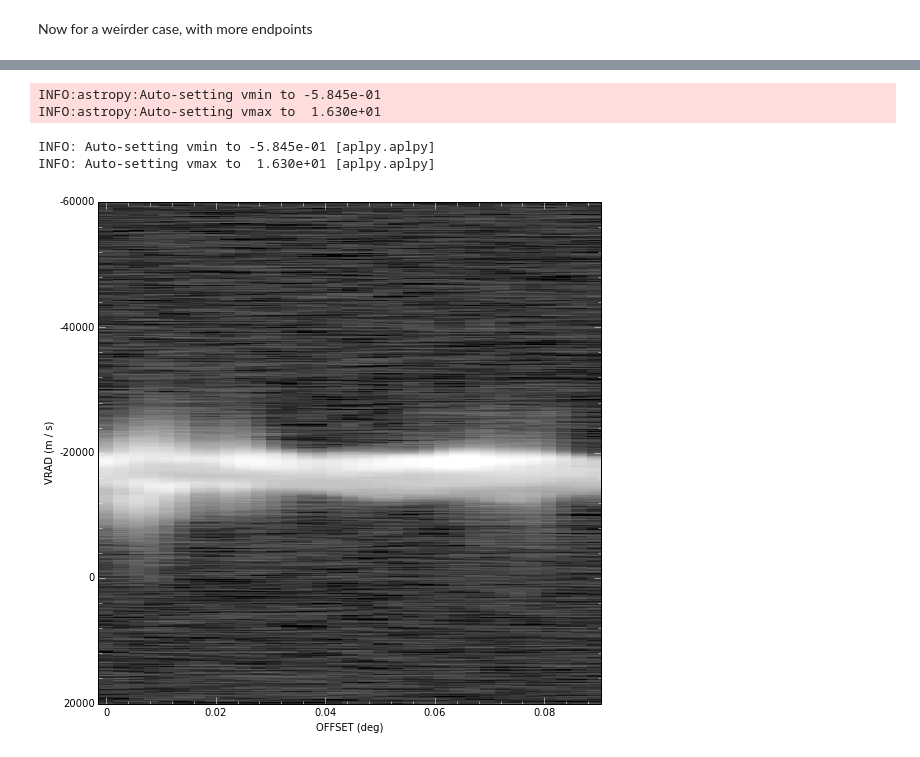
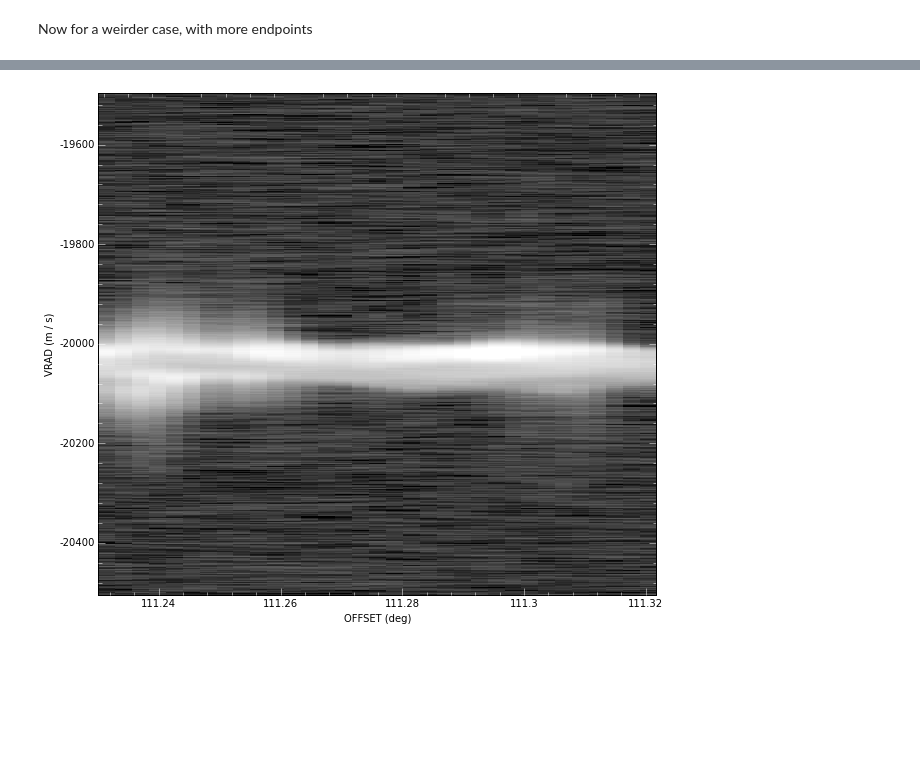
Before and after one commit to radio-astro-tools/pvextractor, a Jupyter notebook: examples/IRAS05358Slicing.ipynb, the cells around one changed output, grey strips where cells are left out. Drawn from its saved outputs; the diff is of its cells as text; code cells hidden in the pictures; blank space fills up the shorter version.

```diff
--- a/examples/IRAS05358Slicing.ipynb
+++ b/examples/IRAS05358Slicing.ipynb
@@ -116,17 +78,13 @@ INFO: Auto-setting vmax to  1.630e+01 [aplpy.aplpy]
 # %%
 # Second, we use a pvextractor utility WCSPath, which creates a Path object from the WCS
 # Start with an array of coordinates:
 ep_wcs = coordinates.ICRS([84.806102,84.8061045,84.782138,84.78214175,84.82321362]*u.deg,
                           [35.75444401,  35.77388845, 35.77388811, 35.75444367, 35.74610801]*u.deg)
-xy = WCSPath(ep_wcs, wcs=w)
-pv = extract_pv_slice_hdu(hdu, xy)
+path = Path(ep_wcs)
+pv = extract_pv_slice(hdu, path)
 F3 = aplpy.FITSFigure(pv)
-F3.show_grayscale(aspect=pv.shape[1]/float(pv.shape[0]), stretch='arcsinh')
+F3.show_grayscale(aspect='auto', stretch='arcsinh')
 # %% [output]
-INFO:astropy:Auto-setting vmin to -5.845e-01
-INFO:astropy:Auto-setting vmax to  1.630e+01
-INFO: Auto-setting vmin to -5.845e-01 [aplpy.aplpy]
-INFO: Auto-setting vmax to  1.630e+01 [aplpy.aplpy]
-[figure, old version]
+[figure, new version]
 # %%
 # Finally, a demonstration of averaging over finite width
```
Also changed, not shown: parts of 11 cells of this notebook.
